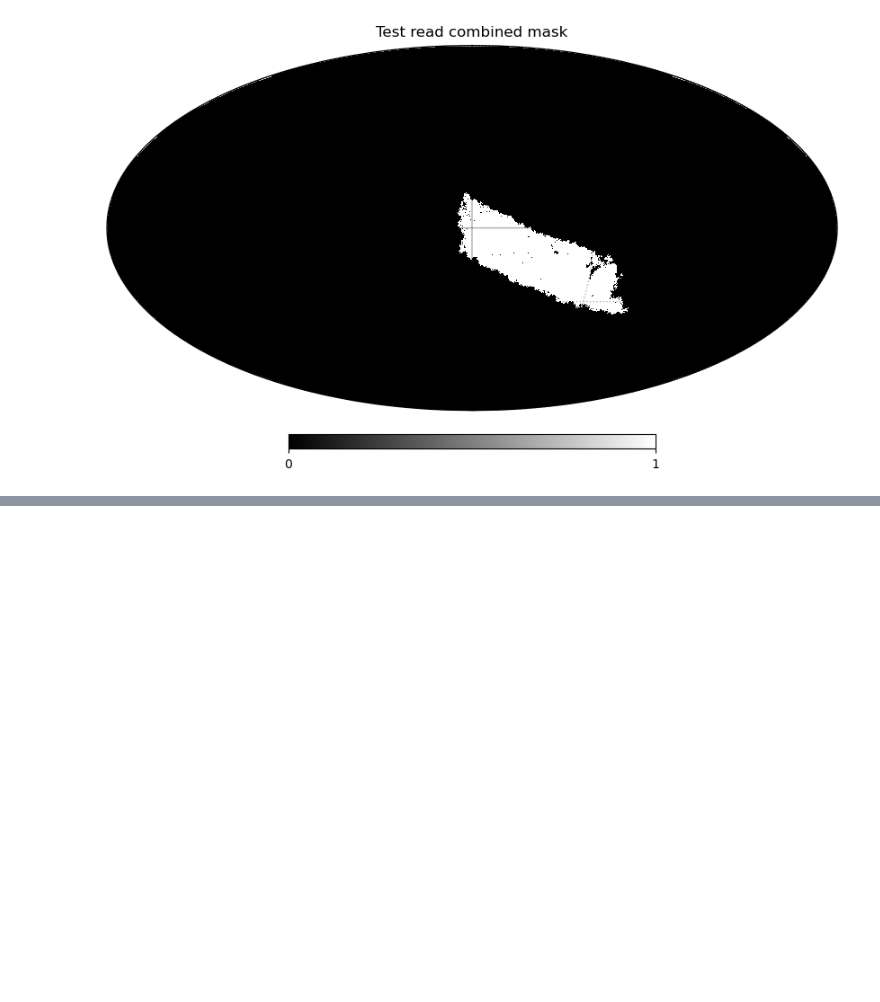
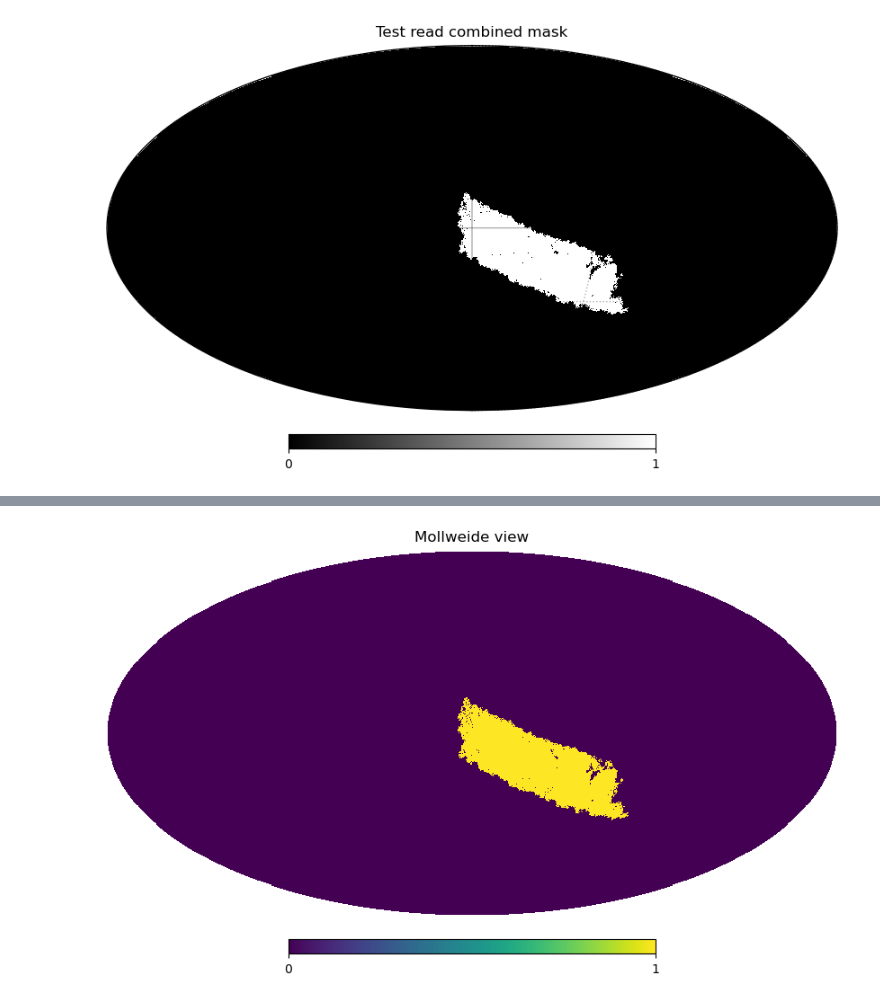
Before and after one commit to LSSTDESC/TXPipe, a Jupyter notebook: txpipe_util.ipynb, the cells around one changed output, grey strips where cells are left out. Saved outputs shown, nothing was run; the diff lists cells and outputs as text; code cells hidden in the pictures; blank space fills up the shorter version.

```diff
--- a/txpipe_util.ipynb
+++ b/txpipe_util.ipynb
@@ -1464,0 +1513,2 @@ test = sacc.Sacc.load_fits('/pscratch/sd/a/anicola/DP2/code/TXPipe/data/outputs/
+# %%
+dp2_mask = hp.read_map('/pscratch/sd/a/anicola/DP2/data/masks/dp2_23p5_mask_nside=512.fits')
@@ -1464,0 +1519,4 @@ test = sacc.Sacc.load_fits('/pscratch/sd/a/anicola/DP2/code/TXPipe/data/outputs/
+# %%
+hp.mollview(dp2_mask)
+# %% [output]
+[figure, added]
```
Also changed, not shown: parts of 23 cells of this notebook, 1 other file.
